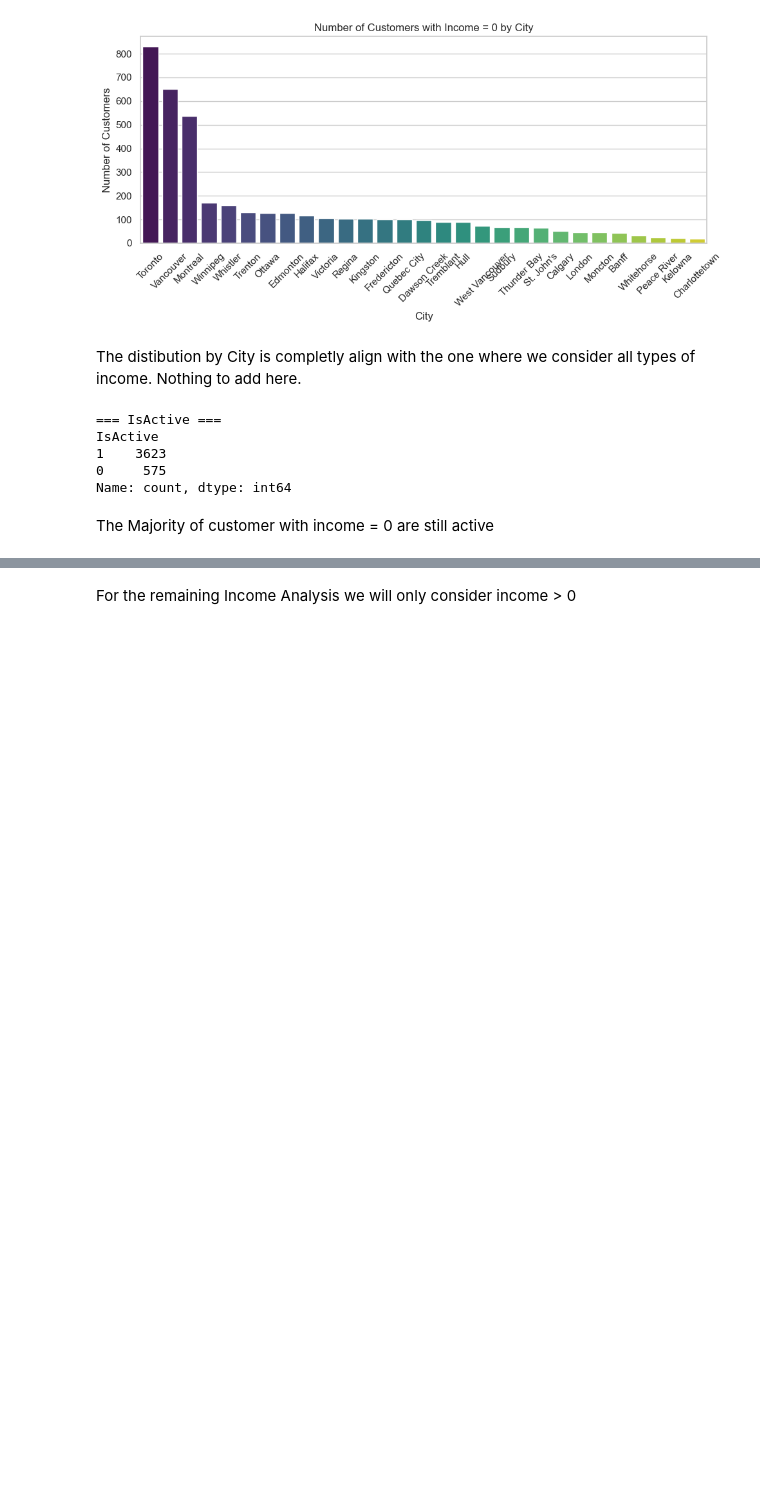
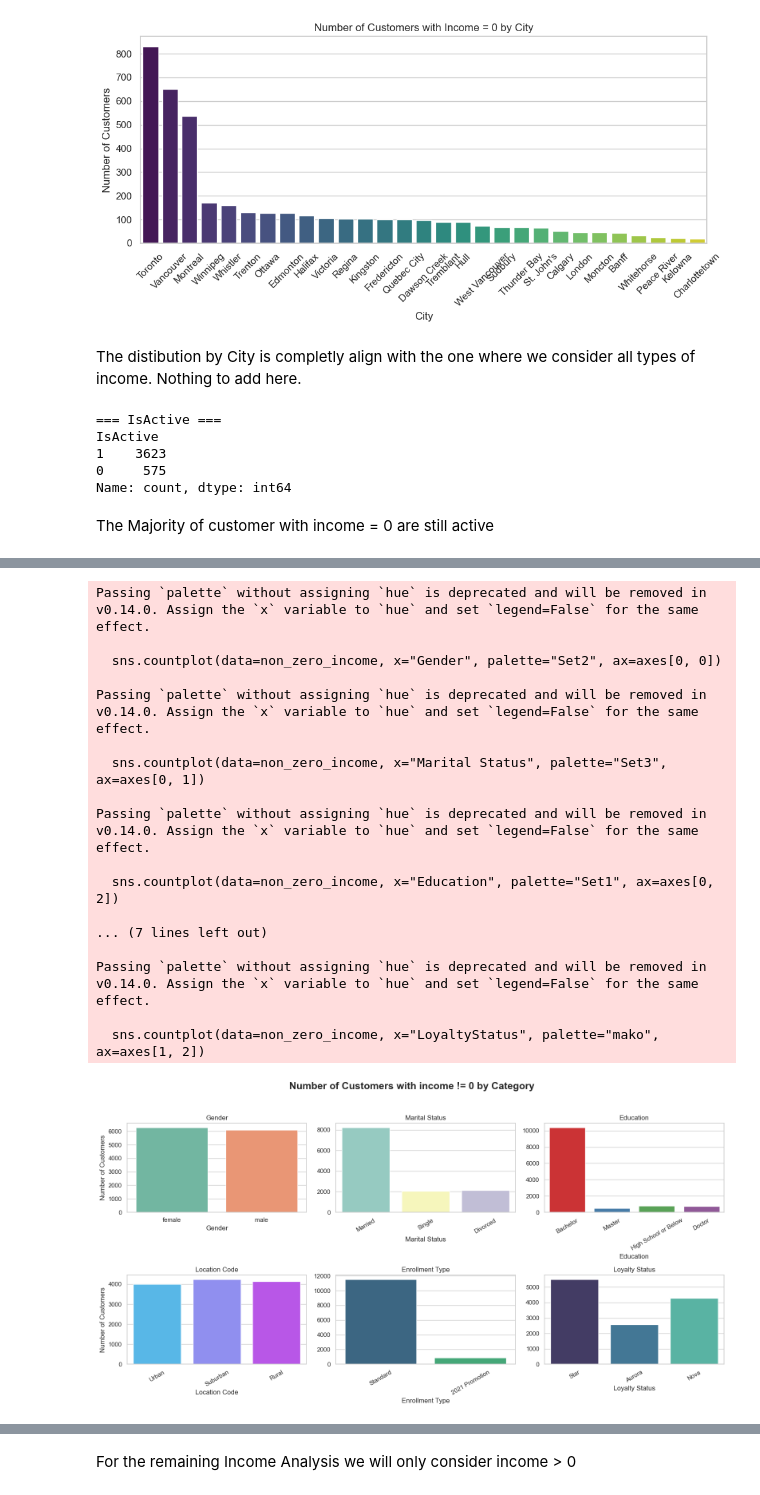
Before and after one commit to Mehmet1700/DataMining2025, a Jupyter notebook: notebooks/04_demographic_segmentation_duarte.ipynb, the cells around one changed output, grey strips where cells are left out. Cells and saved outputs as stored; diff of their text form; code cells hidden in the pictures; blank space fills up the shorter version.

```diff
--- a/notebooks/04_demographic_segmentation_duarte.ipynb
+++ b/notebooks/04_demographic_segmentation_duarte.ipynb
@@ -382,0 +445,73 @@ The Majority of customer with income = 0 are still active
+# %%
+# Set style
+sns.set(style="whitegrid")
+
+# Create figure with 6 subplots (2 rows x 3 columns)
+fig, axes = plt.subplots(2, 3, figsize=(16, 8))
+
+# Number of customers by Gender
+sns.countplot(data=non_zero_income, x="Gender", palette="Set2", ax=axes[0, 0])
+axes[0, 0].set_title("Gender")
+axes[0, 0].set_xlabel("Gender")
+axes[0, 0].set_ylabel("Number of Customers")
+
+# Number of customers by Marital Status
+sns.countplot(data=non_zero_income, x="Marital Status", palette="Set3", ax=axes[0, 1])
+axes[0, 1].set_title("Marital Status")
+axes[0, 1].set_xlabel("Marital Status")
+axes[0, 1].set_ylabel("")
+axes[0, 1].tick_params(axis='x', rotation=30)
+
+# Number of customers by Education
+sns.countplot(data=non_zero_income, x="Education", palette="Set1", ax=axes[0, 2])
+axes[0, 2].set_title("Education")
+axes[0, 2].set_xlabel("Education")
+axes[0, 2].set_ylabel("")
+axes[0, 2].tick_params(axis='x', rotation=30)
+
+# Number of customers by Location Code
+sns.countplot(data=non_zero_income, x="Location Code", palette="cool", ax=axes[1, 0])
+axes[1, 0].set_title("Location Code")
+axes[1, 0].set_xlabel("Location Code")
+axes[1, 0].set_ylabel("Number of Customers")
+axes[1, 0].tick_params(axis='x', rotation=30)
+
+# Number of customers by Enrollment Type
+sns.countplot(data=non_zero_income, x="EnrollmentType", palette="viridis", ax=axes[1, 1])
+axes[1, 1].set_title("Enrollment Type")
+axes[1, 1].set_xlabel("Enrollment Type")
+axes[1, 1].set_ylabel("")
+axes[1, 1].tick_params(axis='x', rotation=30)
+
+# Number of customers by Loyalty Status
+sns.countplot(data=non_zero_income, x="LoyaltyStatus", palette="mako", ax=axes[1, 2])
+axes[1, 2].set_title("Loyalty Status")
+axes[1, 2].set_xlabel("Loyalty Status")
+axes[1, 2].set_ylabel("")
+axes[1, 2].tick_params(axis='x', rotation=30)
+
+# Add general title
+fig.suptitle("Number of Customers with income != 0 by Category", fontsize=18, fontweight='bold', y=1.03)
+
+# Adjust layout
+plt.tight_layout()
+plt.show()
+# %% [output]
+Passing `palette` without assigning `hue` is deprecated and will be removed in v0.14.0. Assign the `x` variable to `hue` and set `legend=False` for the same effect.
+
+  sns.countplot(data=non_zero_income, x="Gender", palette="Set2", ax=axes[0, 0])
+
+Passing `palette` without assigning `hue` is deprecated and will be removed in v0.14.0. Assign the `x` variable to `hue` and set `legend=False` for the same effect.
+
+  sns.countplot(data=non_zero_income, x="Marital Status", palette="Set3", ax=axes[0, 1])
+
+Passing `palette` without assigning `hue` is deprecated and will be removed in v0.14.0. Assign the `x` variable to `hue` and set `legend=False` for the same effect.
+
+  sns.countplot(data=non_zero_income, x="Education", palette="Set1", ax=axes[0, 2])
+
+... (7 lines left out)
+
+Passing `palette` without assigning `hue` is deprecated and will be removed in v0.14.0. Assign the `x` variable to `hue` and set `legend=False` for the same effect.
+
+  sns.countplot(data=non_zero_income, x="LoyaltyStatus", palette="mako", ax=axes[1, 2])
+[figure, added]
```
Also changed, not shown: parts of 89 cells of this notebook.
